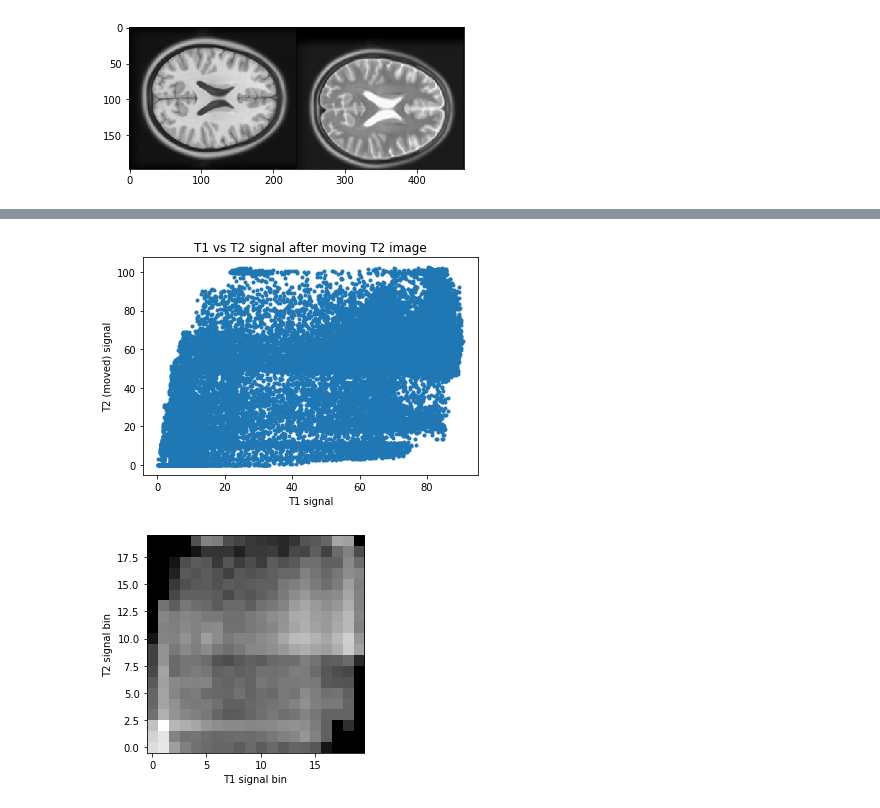
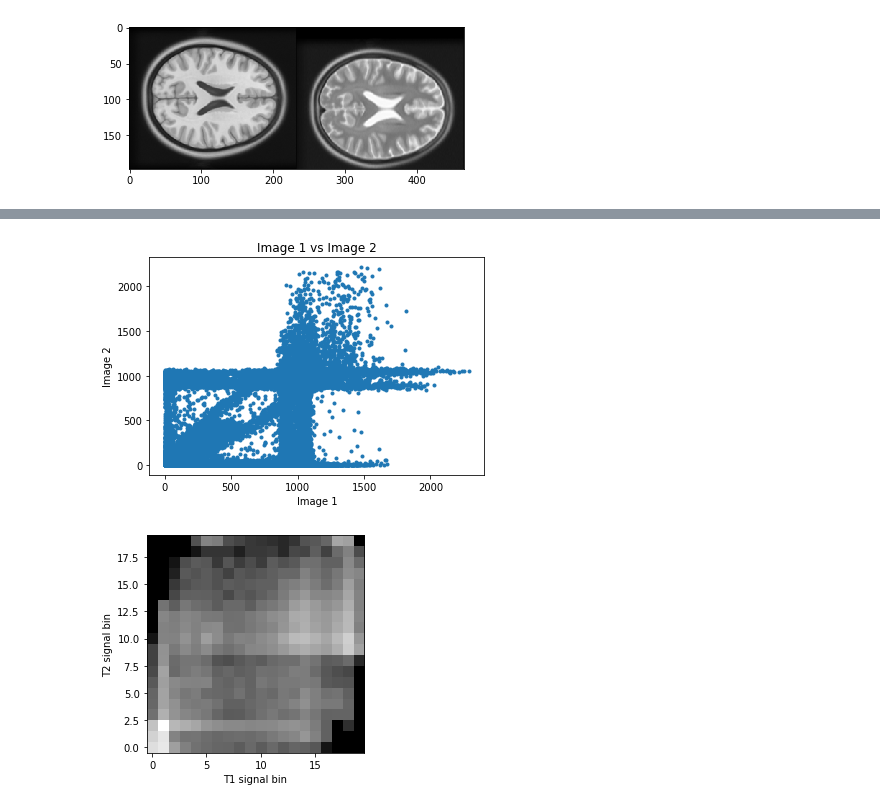
Before and after one commit to CamiVasz/Similarity, a Jupyter notebook: PR.ipynb, the cells around one changed output, grey strips where cells are left out. Drawn from its saved outputs; the diff is of its cells as text; code cells hidden in the pictures.

```diff
--- a/PR.ipynb
+++ b/PR.ipynb
@@ -13,0 +18,3 @@ import skimage
+# %%
+im_1 = pydicom.dcmread('im_1.dcm').pixel_array
+im_2 = pydicom.dcmread('im_2.dcm').pixel_array
@@ -124,13 +159,13 @@ plt.show()
 t1_b = blur_image(t1_slice,1)
 t2_b = blur_image(t2_slice,1)
 # %%
-plt.plot(t1_slice.ravel(), t2_slice_moved.ravel(), '.')
-plt.xlabel('T1 signal')
-plt.ylabel('T2 (moved) signal')
-plt.title('T1 vs T2 signal after moving T2 image')
+plt.plot(im_1.ravel(), im_2.ravel(), '.')
+plt.xlabel('Image 1')
+plt.ylabel('Image 2')
+plt.title('Image 1 vs Image 2')
 plt.show()
 # %% [output]
-[figure, old version]
+[figure, new version]
 # %%
 hist_2d_moved, x_edges, y_edges = np.histogram2d(
     t1_slice.ravel(),
```
Also changed, not shown: parts of 24 cells of this notebook, 5 other files.
